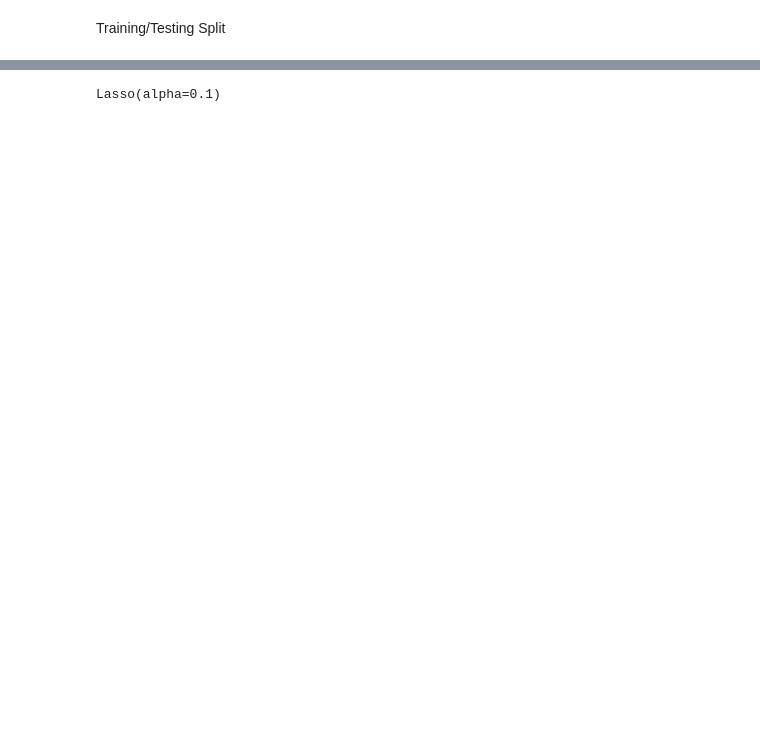
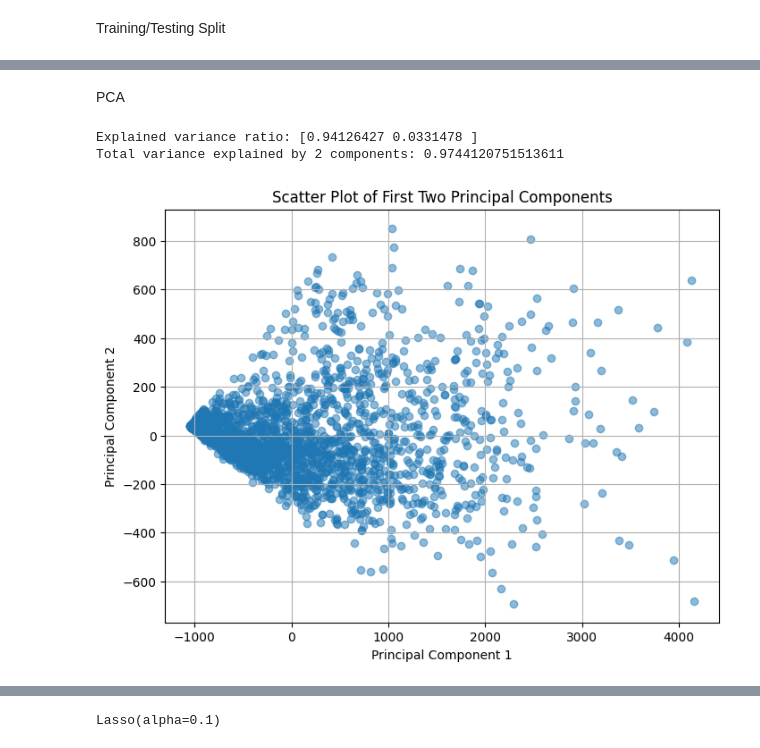
Before and after one commit to JackBenadon/DS440-Project, a Jupyter notebook: DS440_Pre_Processing.ipynb, the cells around one changed output, grey strips where cells are left out. Saved outputs shown, nothing was run; the diff lists cells and outputs as text; code cells hidden in the pictures; blank space fills up the shorter version.

Commit message:
model still doesn't work as well as we want it to but a lot of major problems with the data have been fixed.

```diff
--- a/DS440_Pre_Processing.ipynb
+++ b/DS440_Pre_Processing.ipynb
@@ -359,0 +400,19 @@ print(column_names)
+# %%
+columns_to_normalize = ['MinutesPlayed', 'TotalPassingDistance', 'ProgressedPassingDistance']
+
+# Extract the columns you want to normalize
+X_to_normalize = total_table_df[columns_to_normalize]
+
+# Define the range for normalization
+min_value = 0
+max_value = 1  # You can adjust these values as needed
+
+# Perform min-max normalization
+X_normalized = (X_to_normalize - X_to_normalize.min()) / (X_to_normalize.max() - X_to_normalize.min()) * (max_value - min_value) + min_value
+
+# Add the normalized columns back to the original dataset
+X_normalized.columns = [col + '_normalized' for col in columns_to_normalize]
+total_table_df = pd.concat([total_table_df, X_normalized], axis=1)
+
+# Drop the original columns
+total_table_df.drop(columns_to_normalize, axis=1, inplace=True)
@@ -374,0 +477,34 @@ X_test_scaled = scaler.transform(X_test)
+# %% [markdown]
+PCA
+# %%
+
+from sklearn.decomposition import PCA
+
+# Assuming you have your dataset loaded into a variable 'X'
+
+# Step 1: Perform PCA without scaling
+# You can specify the number of components you want to keep
+num_components = 2
+pca = PCA(n_components=num_components)
+X_pca = pca.fit_transform(X)
+
+# Step 2: Analyze explained variance ratio
+explained_variance_ratio = pca.explained_variance_ratio_
+print("Explained variance ratio:", explained_variance_ratio)
+print("Total variance explained by", num_components, "components:", np.sum(explained_variance_ratio))
+
+# Step 3: (Optional) Visualize the results
+import matplotlib.pyplot as plt
+
+# Scatter plot of the first two principal components
+plt.figure(figsize=(8, 6))
+plt.scatter(X_pca[:, 0], X_pca[:, 1], alpha=0.5)
+plt.xlabel('Principal Component 1')
+plt.ylabel('Principal Component 2')
+plt.title('Scatter Plot of First Two Principal Components')
+plt.grid(True)
+plt.show()
+# %% [output]
+Explained variance ratio: [0.94126427 0.0331478 ]
+Total variance explained by 2 components: 0.9744120751513611
+[figure, added]
```
Also changed, not shown: parts of 25 cells of this notebook.
